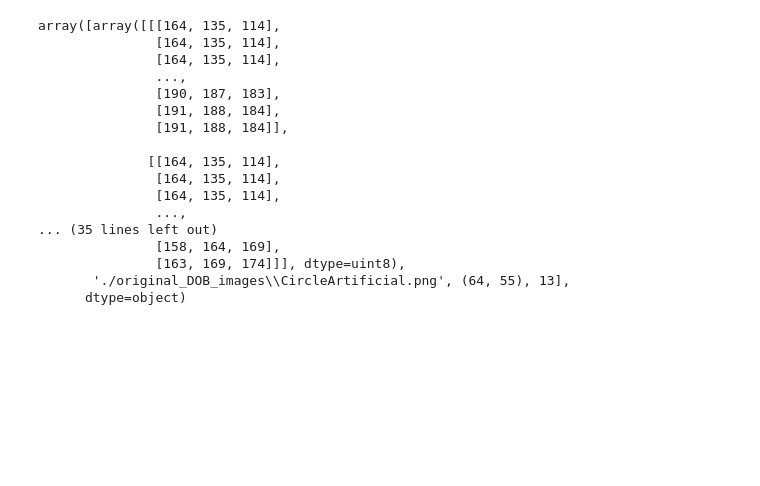
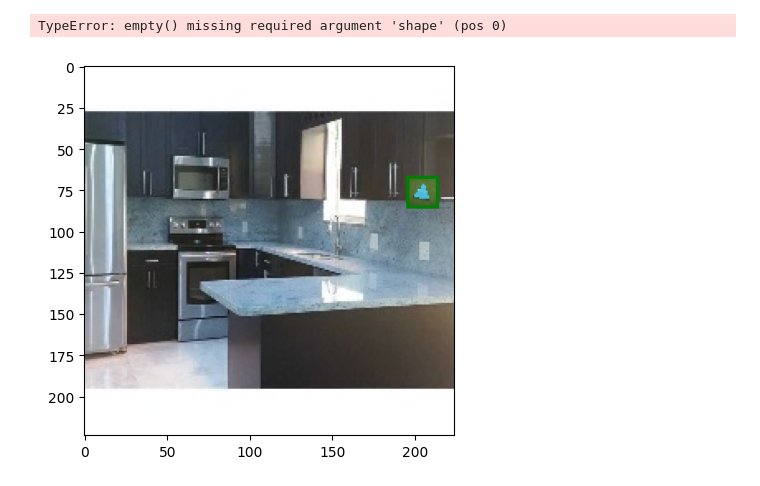
Before and after one commit to Ecbiv/TMAP_OBJECT_POSITIONING, a Jupyter notebook: main.ipynb, the cells around one changed output. Drawn from its saved outputs; the diff is of its cells as text; code cells hidden in the pictures; blank space fills up the shorter version.

```diff
--- a/main.ipynb
+++ b/main.ipynb
@@ -6,25 +7,11 @@ from PIL import Image
 import VisualDataMaker
 # %%
 data = VisualDataMaker.combine("./random_BG_IMG/n_data/*.jpg", "./original_DOB_images/*.png")
-l = VisualDataMaker.plot_bounding_box(data)
+bounded_DOB = VisualDataMaker.plot_bounding_box(data)
+# %% [output]
+TypeError: empty() missing required argument 'shape' (pos 0)
-# %%
-cv2.imshow("i", l[0][0])
-cv2.waitKey()
-# %% [output]
-array([array([[[164, 135, 114],
-               [164, 135, 114],
-               [164, 135, 114],
-               ...,
-               [190, 187, 183],
-               [191, 188, 184],
-               [191, 188, 184]],
-
-              [[164, 135, 114],
-               [164, 135, 114],
-               [164, 135, 114],
-               ...,
-... (35 lines left out)
-               [158, 164, 169],
-               [163, 169, 174]]], dtype=uint8),
-       './original_DOB_images\\CircleArtificial.png', (64, 55), 13],
-      dtype=object)
+# %%
+plt.imshow(bounded_DOB[2003][0])
+plt.show()
+# %% [output]
+[figure, added]
```
Also changed, not shown: parts of 1 cell of this notebook, 2 other files.
